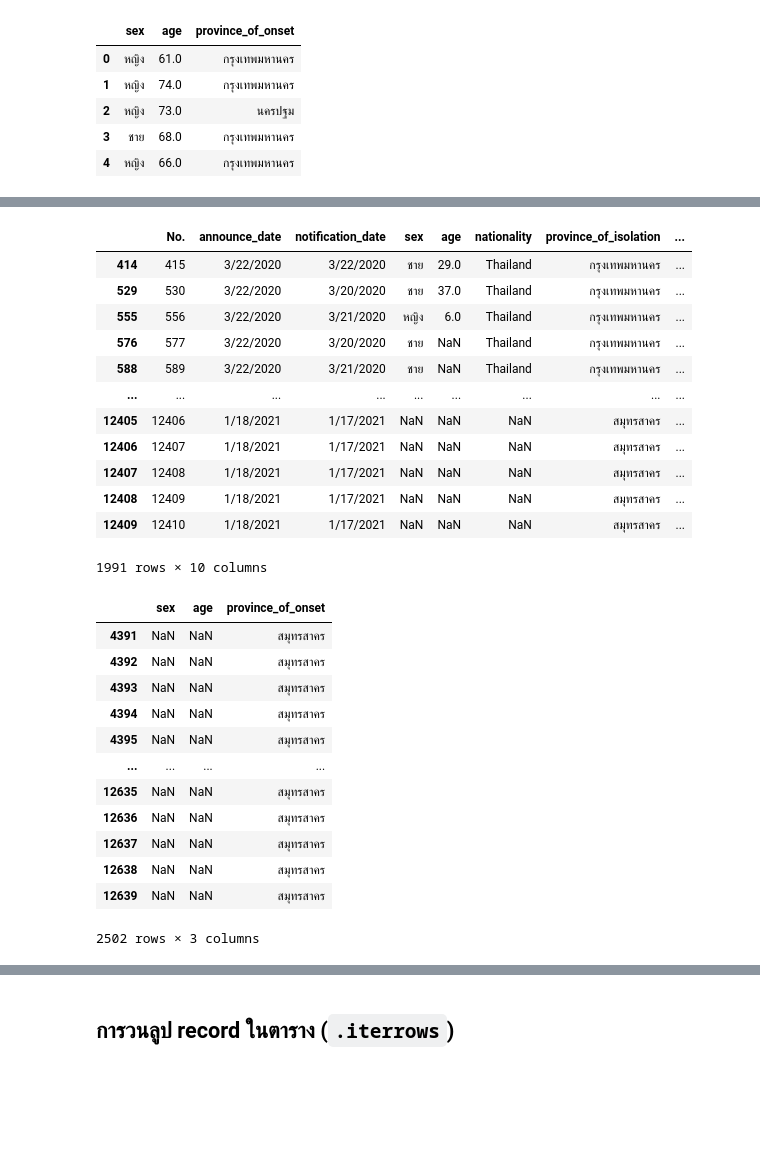
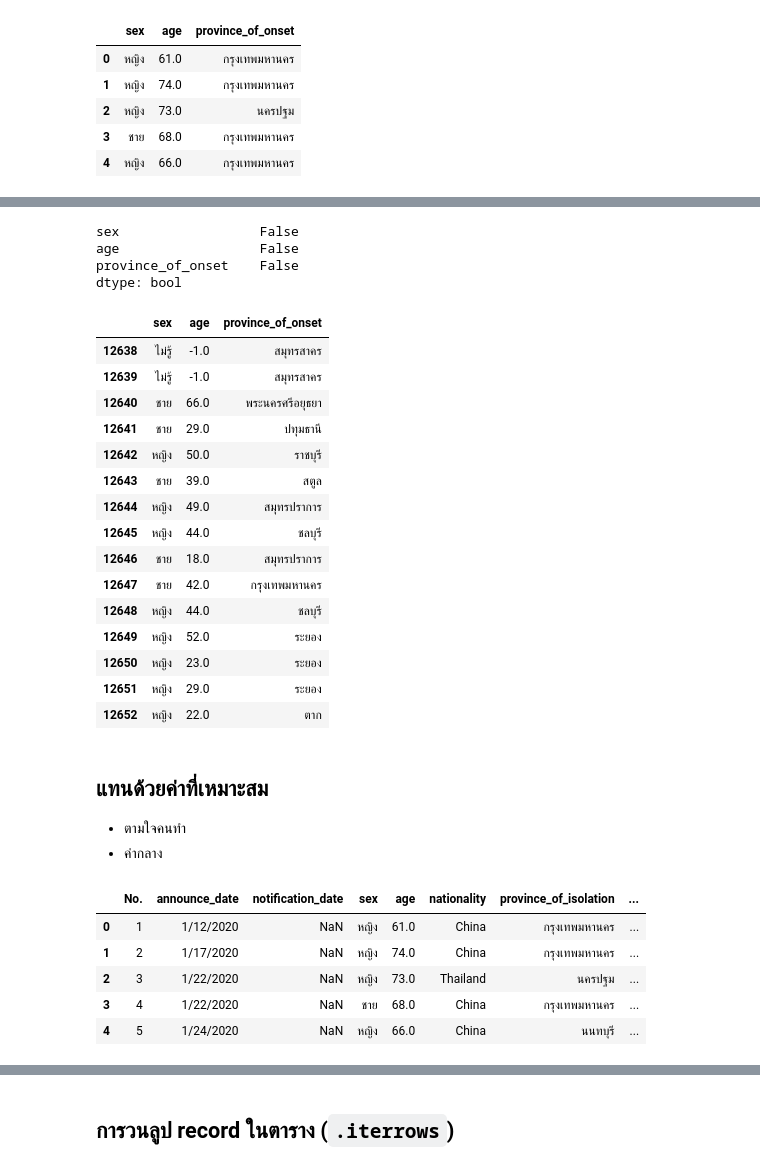
Before and after one commit to Athitiya00/data_viz_2022, a Jupyter notebook: Pandas101.ipynb, the cells around one changed output, grey strips where cells are left out. Cells and saved outputs as stored; diff of their text form; code cells hidden in the pictures; blank space fills up the shorter version.

```diff
--- a/Pandas101.ipynb
+++ b/Pandas101.ipynb
@@ -622,16 +723,0 @@ Name: province_of_onset, Length: 12653, dtype: bool
-# %%
-data_covid[this_data_updated['province_of_onset']=='ไม่รู้']
-# %% [output]
-|  | No. | announce_date | notification_date | sex | age | nationality | province_of_isolation | ... |
-| 414 | 415 | 3/22/2020 | 3/22/2020 | ชาย | 29.0 | Thailand | กรุงเทพมหานคร | ... |
-| 529 | 530 | 3/22/2020 | 3/20/2020 | ชาย | 37.0 | Thailand | กรุงเทพมหานคร | ... |
-| 555 | 556 | 3/22/2020 | 3/21/2020 | หญิง | 6.0 | Thailand | กรุงเทพมหานคร | ... |
-| 576 | 577 | 3/22/2020 | 3/20/2020 | ชาย | NaN | Thailand | กรุงเทพมหานคร | ... |
-| 588 | 589 | 3/22/2020 | 3/21/2020 | ชาย | NaN | Thailand | กรุงเทพมหานคร | ... |
-| ... | ... | ... | ... | ... | ... | ... | ... | ... |
-| 12405 | 12406 | 1/18/2021 | 1/17/2021 | NaN | NaN | NaN | สมุทรสาคร | ... |
-| 12406 | 12407 | 1/18/2021 | 1/17/2021 | NaN | NaN | NaN | สมุทรสาคร | ... |
-| 12407 | 12408 | 1/18/2021 | 1/17/2021 | NaN | NaN | NaN | สมุทรสาคร | ... |
-| 12408 | 12409 | 1/18/2021 | 1/17/2021 | NaN | NaN | NaN | สมุทรสาคร | ... |
-| 12409 | 12410 | 1/18/2021 | 1/17/2021 | NaN | NaN | NaN | สมุทรสาคร | ... |
-1991 rows × 10 columns
@@ -640,16 +724,40 @@ this_data_updated_2 = this_data.fillna(value={'province_of_onset':'ไม่ร
-# %%
-this_data_updated_2[this_data_updated['sex']=='ไม่รู้']
-# %% [output]
-|  | sex | age | province_of_onset |
-| 4391 | NaN | NaN | สมุทรสาคร |
-| 4392 | NaN | NaN | สมุทรสาคร |
-| 4393 | NaN | NaN | สมุทรสาคร |
-| 4394 | NaN | NaN | สมุทรสาคร |
-| 4395 | NaN | NaN | สมุทรสาคร |
-| ... | ... | ... | ... |
-| 12635 | NaN | NaN | สมุทรสาคร |
-| 12636 | NaN | NaN | สมุทรสาคร |
-| 12637 | NaN | NaN | สมุทรสาคร |
-| 12638 | NaN | NaN | สมุทรสาคร |
-| 12639 | NaN | NaN | สมุทรสาคร |
-2502 rows × 3 columns
+# %%
+this_data_updated.isnull().any()
+# %% [output]
+sex                  False
+age                  False
+province_of_onset    False
+dtype: bool
+# %%
+this_data_updated.tail(15)
+# %% [output]
+|  | sex | age | province_of_onset |
+| 12638 | ไม่รู้ | -1.0 | สมุทรสาคร |
+| 12639 | ไม่รู้ | -1.0 | สมุทรสาคร |
+| 12640 | ชาย | 66.0 | พระนครศรีอยุธยา |
+| 12641 | ชาย | 29.0 | ปทุมธานี |
+| 12642 | หญิง | 50.0 | ราชบุรี |
+| 12643 | ชาย | 39.0 | สตูล |
+| 12644 | หญิง | 49.0 | สมุทรปราการ |
+| 12645 | หญิง | 44.0 | ชลบุรี |
+| 12646 | ชาย | 18.0 | สมุทรปราการ |
+| 12647 | ชาย | 42.0 | กรุงเทพมหานคร |
+| 12648 | หญิง | 44.0 | ชลบุรี |
+| 12649 | หญิง | 52.0 | ระยอง |
+| 12650 | หญิง | 23.0 | ระยอง |
+| 12651 | หญิง | 29.0 | ระยอง |
+| 12652 | หญิง | 22.0 | ตาก |
+# %% [markdown]
+## แทนด้วยค่าที่เหมาะสม
+
+* ตามใจคนทำ
+* ค่ากลาง
+# %%
+data_covid.head()
+# %% [output]
+|  | No. | announce_date | notification_date | sex | age | nationality | province_of_isolation | ... |
+| 0 | 1 | 1/12/2020 | NaN | หญิง | 61.0 | China | กรุงเทพมหานคร | ... |
+| 1 | 2 | 1/17/2020 | NaN | หญิง | 74.0 | China | กรุงเทพมหานคร | ... |
+| 2 | 3 | 1/22/2020 | NaN | หญิง | 73.0 | Thailand | นครปฐม | ... |
+| 3 | 4 | 1/22/2020 | NaN | ชาย | 68.0 | China | กรุงเทพมหานคร | ... |
+| 4 | 5 | 1/24/2020 | NaN | หญิง | 66.0 | China | นนทบุรี | ... |
```
Also changed, not shown: parts of 38 cells of this notebook.
